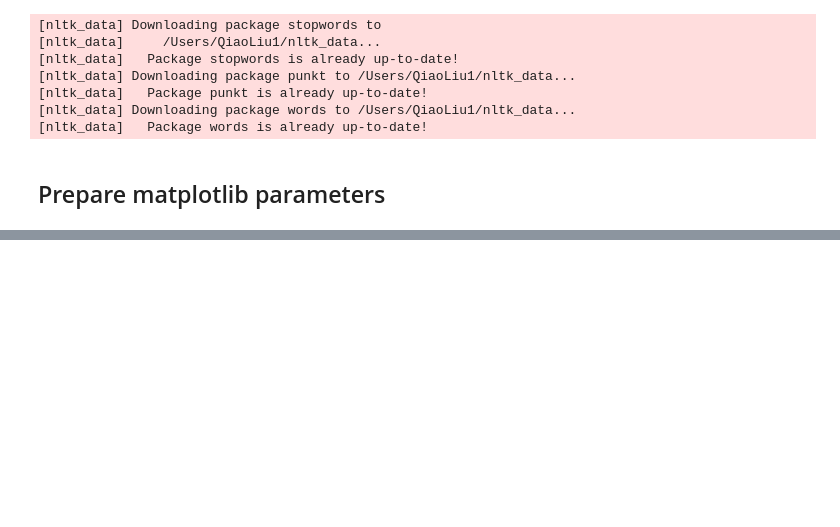
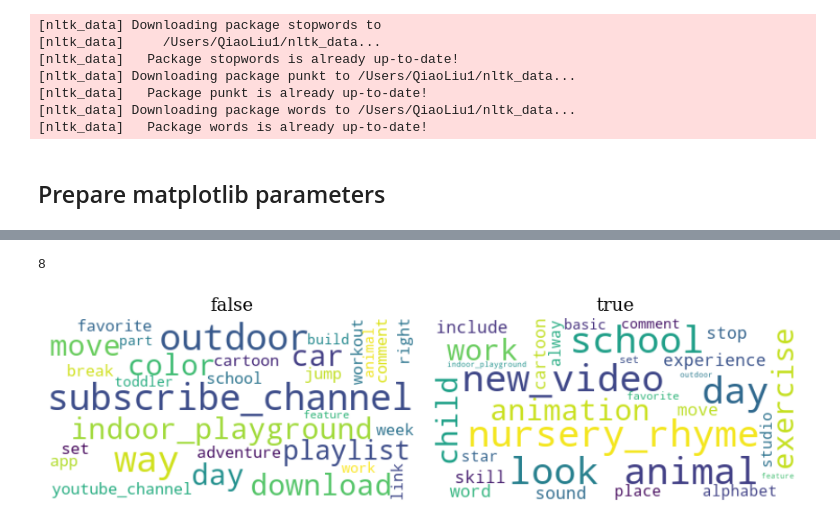
Before and after one commit to qiaoliuhub/kidtube, a Jupyter notebook: kids_video_analysis.ipynb, the cells around one changed output, grey strips where cells are left out. Drawn from its saved outputs; the diff is of its cells as text; code cells hidden in the pictures; blank space fills up the shorter version.

```diff
--- a/kids_video_analysis.ipynb
+++ b/kids_video_analysis.ipynb
@@ -63,0 +231,49 @@ def remove_stop(text):
+# %%
+frame['title_lemma'] = frame['title'].progress_apply(lambda x: clean_title(x, tokenize = False))
+frame['description_lemma'] = frame['description'].progress_apply(lambda x: clean_description(x, tokenize = False))
+frame['tags_lemma'] = frame['tags'].progress_apply(lambda x: clean_description(x, tokenize = False))
+# %%
+def get_tfidf(corpus):
+
+    from sklearn.feature_extraction.text import TfidfVectorizer
+
+    vectorizer = TfidfVectorizer(analyzer='word', ngram_range=(1, 2), stop_words=stopword_set, min_df = 5, max_df=0.1)
+    vz = vectorizer.fit_transform(corpus)
+    tfidf = dict(zip(vectorizer.get_feature_names(), vectorizer.idf_))
+    tfidf = pd.DataFrame(columns=['tfidf']).from_dict(dict(tfidf), orient='index')
+    tfidf.columns = ['tfidf']
+    return tfidf
+# %%
+len(set(frame['category']))
+# %% [output]
+8
+# %%
+from wordcloud import WordCloud
+
+def plot_word_cloud(df, category_col, text_col, saved_dir = None):
+
+    categories = list(set(df[category_col]))
+    n_row = len(categories) // 2
+    plt.figure(figsize=(12,12))
+    for row in range(n_row):
+        for col in range(2):
+            ax = plt.subplot(n_row, 2, row*2+col+1)
+            category_df = df[df[category_col] == categories[row*2+col]]
+            tfidf = get_tfidf(category_df[text_col])
+            terms = tfidf.sort_values(by=['tfidf'], ascending=True)
+            text = ['_'.join(x.split(' ')) for x in terms.index]
+            text = ' '.join(text)
+            # lower max_font_size
+            wordcloud = WordCloud(max_font_size=40, background_color='white', max_words=20).generate(text)
+            ax.imshow(wordcloud, interpolation="bilinear")
+            plt.title(str(categories[row*2+col]).lower(), fontsize = 20)
+            plt.axis("off")
+    plt.tight_layout()
+    if saved_dir is not None:
+        plt.savefig(saved_dir)
+    else:
+        plt.show()
+# %%
+plot_word_cloud(frame, 'caption', 'description_lemma', './word_cloud_caption.pdf')
+# %% [output]
+[figure, added]
```
Also changed, not shown: parts of 45 cells of this notebook, 54 other files.
